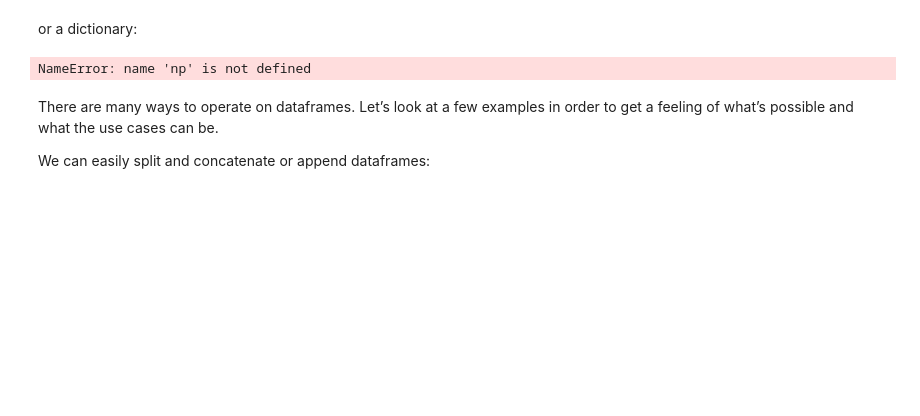
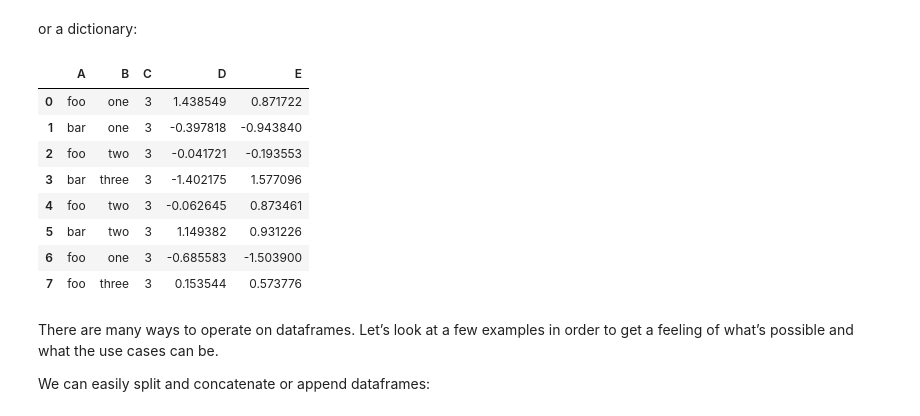
Before and after one commit to huiprobable/MATH473F23, a Jupyter notebook: Lectures/Lec03_pandas.ipynb, the cells around one changed output. Drawn from its saved outputs; the diff is of its cells as text; code cells hidden in the pictures; blank space fills up the shorter version.

```diff
--- a/Lectures/Lec03_pandas.ipynb
+++ b/Lectures/Lec03_pandas.ipynb
@@ -276,11 +344,20 @@ or a dictionary:
 # %%
 df = pd.DataFrame({'A': ['foo', 'bar', 'foo', 'bar', 'foo', 'bar', 'foo', 'foo'],
                    'B': ['one', 'one', 'two', 'three', 'two', 'two', 'one', 'three'],
                    'C': np.array([3] * 8, dtype='int32'),
                    'D': np.random.randn(8),
                    'E': np.random.randn(8)})
+df
 # %% [output]
-NameError: name 'np' is not defined
+|  | A | B | C | D | E |
+| 0 | foo | one | 3 | 1.438549 | 0.871722 |
+| 1 | bar | one | 3 | -0.397818 | -0.943840 |
+| 2 | foo | two | 3 | -0.041721 | -0.193553 |
+| 3 | bar | three | 3 | -1.402175 | 1.577096 |
+| 4 | foo | two | 3 | -0.062645 | 0.873461 |
+| 5 | bar | two | 3 | 1.149382 | 0.931226 |
+| 6 | foo | one | 3 | -0.685583 | -1.503900 |
+| 7 | foo | three | 3 | 0.153544 | 0.573776 |
 # %% [markdown]
 There are many ways to operate on dataframes. Let’s look at a few examples in order to get a feeling of what’s possible and what the use cases can be.
 
```
Also changed, not shown: parts of 16 cells of this notebook.
